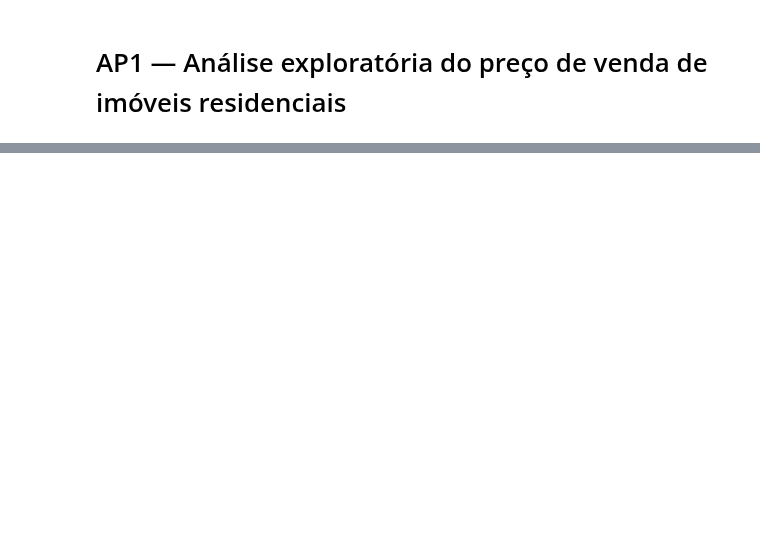
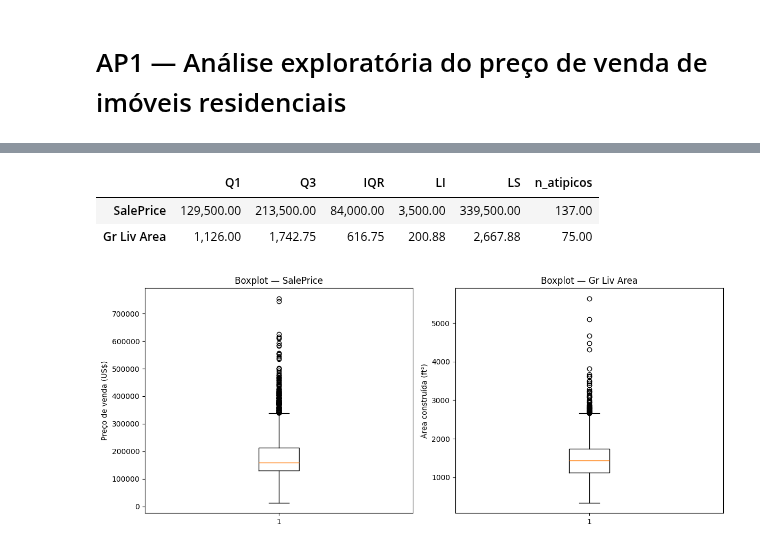
Before and after one commit to Luisao2007/met-quant-trabalho, a Jupyter notebook: notebooks/ap1.ipynb, the cells around one changed output, grey strips where cells are left out. Drawn from its saved outputs; the diff is of its cells as text; code cells hidden in the pictures; blank space fills up the shorter version.

```diff
--- a/notebooks/ap1.ipynb
+++ b/notebooks/ap1.ipynb
@@ -54,0 +290,43 @@ memory usage: 1.8+ MB
+# %%
+def tukey_table(series):
+    q1 = series.quantile(0.25)
+    q3 = series.quantile(0.75)
+    iqr = q3 - q1
+    lower = q1 - 1.5 * iqr
+    upper = q3 + 1.5 * iqr
+    flagged = (series < lower) | (series > upper)
+    return {
+        "Q1": q1,
+        "Q3": q3,
+        "IQR": iqr,
+        "LI": lower,
+        "LS": upper,
+        "n_atipicos": int(flagged.sum())
+    }
+
+outlier_table = pd.DataFrame({
+    "SalePrice": tukey_table(df["SalePrice"]),
+    "Gr Liv Area": tukey_table(df["Gr Liv Area"])
+}).T
+
+outlier_table
+# %% [output]
+|  | Q1 | Q3 | IQR | LI | LS | n_atipicos |
+| SalePrice | 129,500.00 | 213,500.00 | 84,000.00 | 3,500.00 | 339,500.00 | 137.00 |
+| Gr Liv Area | 1,126.00 | 1,742.75 | 616.75 | 200.88 | 2,667.88 | 75.00 |
+# %%
+# Boxplots de SalePrice e Gr Liv Area
+fig, axes = plt.subplots(1, 2, figsize=(12, 5))
+
+axes[0].boxplot(df["SalePrice"])
+axes[0].set_title("Boxplot — SalePrice")
+axes[0].set_ylabel("Preço de venda (US$)")
+
+axes[1].boxplot(df["Gr Liv Area"])
+axes[1].set_title("Boxplot — Gr Liv Area")
+axes[1].set_ylabel("Área construída (ft²)")
+
+plt.tight_layout()
+plt.show()
+# %% [output]
+[figure, added]
```
Also changed, not shown: parts of 45 cells of this notebook.
